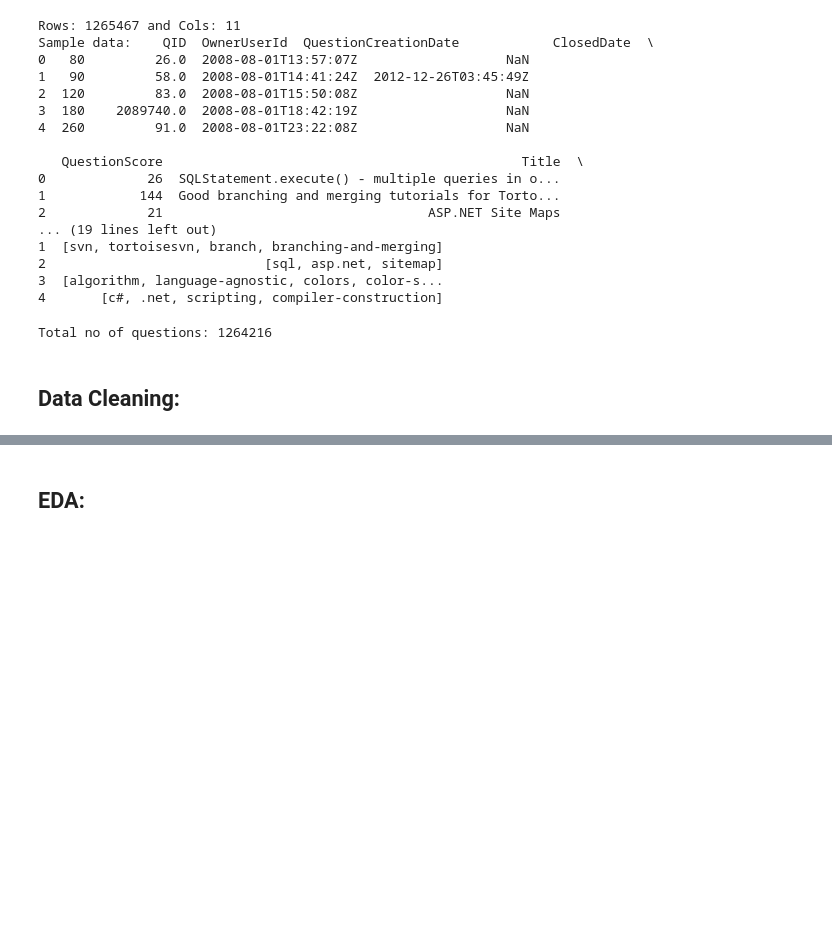
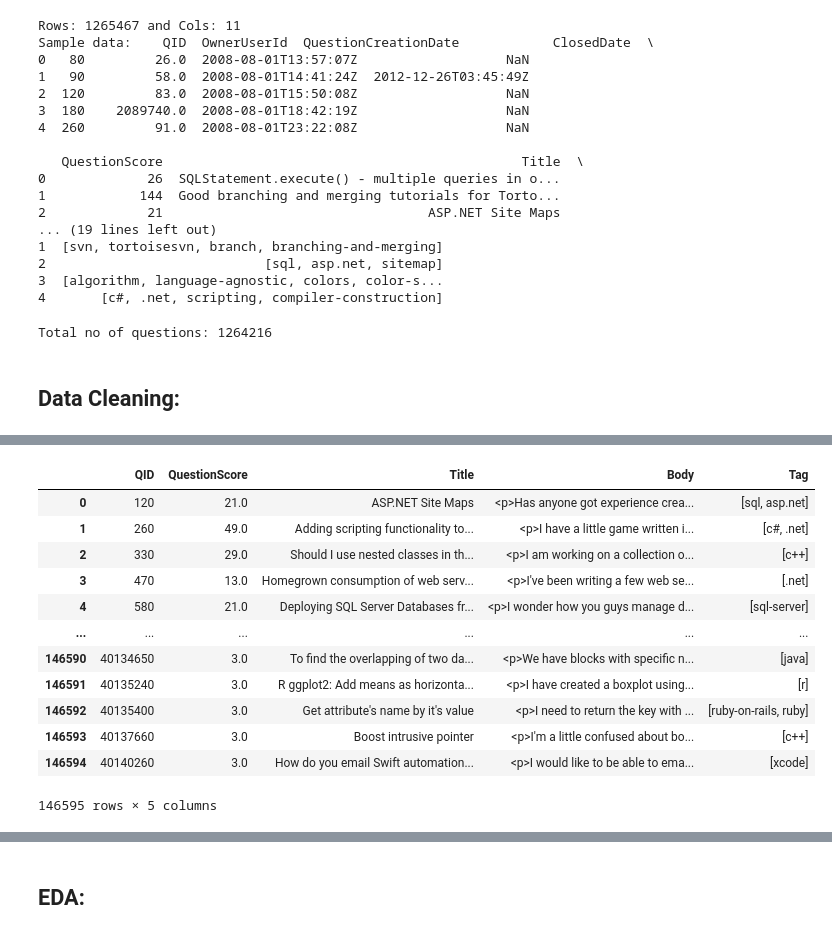
Before and after one commit to ii-varsha-ii/stackoverflow-tags-prediction, a Jupyter notebook: code/StackOverflow-Tags-Prediction-Notebook.ipynb, the cells around one changed output, grey strips where cells are left out. Saved outputs shown, nothing was run; the diff lists cells and outputs as text; code cells hidden in the pictures; blank space fills up the shorter version.

```diff
--- a/code/StackOverflow-Tags-Prediction-Notebook.ipynb
+++ b/code/StackOverflow-Tags-Prediction-Notebook.ipynb
@@ -175,0 +336,6 @@ print(data)
+# %%
+mask = pd.Series([np.nan not in lst for lst in data_with_grouped_answers.AnswerBody_y])
+mask = mask[mask == True]
+mask = mask.index.values.tolist()
+
+data_with_grouped_answers['AnswerBody_y'] = data_with_grouped_answers.AnswerBody_y.str.join(sep=' ')
@@ -175,0 +362,4 @@ print(data)
+# %%
+
+
+data_with_grouped_answers['QuestionBody'].iloc[mask]  = data_with_grouped_answers['QuestionBody'].iloc[mask] + " " + data_with_grouped_answers['AnswerBody_y'].iloc[mask]
@@ -175,0 +371,20 @@ print(data)
+# %%
+data_with_grouped_answers = data_with_grouped_answers.drop(columns=['AnswerBody_y', 'AnswerScore'])
+# %%
+data_with_grouped_answers.isna().sum() # This many null values are in the body
+data_with_grouped_answers = data_with_grouped_answers.rename(columns = {'QuestionBody': 'Body'})
+data_with_grouped_answers
+# %% [output]
+|  | QID | QuestionScore | Title | Body | Tag |
+| 0 | 120 | 21.0 | ASP.NET Site Maps | <p>Has anyone got experience crea... | [sql, asp.net] |
+| 1 | 260 | 49.0 | Adding scripting functionality to... | <p>I have a little game written i... | [c#, .net] |
+| 2 | 330 | 29.0 | Should I use nested classes in th... | <p>I am working on a collection o... | [c++] |
+| 3 | 470 | 13.0 | Homegrown consumption of web serv... | <p>I've been writing a few web se... | [.net] |
+| 4 | 580 | 21.0 | Deploying SQL Server Databases fr... | <p>I wonder how you guys manage d... | [sql-server] |
+| ... | ... | ... | ... | ... | ... |
+| 146590 | 40134650 | 3.0 | To find the overlapping of two da... | <p>We have blocks with specific n... | [java] |
+| 146591 | 40135240 | 3.0 | R ggplot2: Add means as horizonta... | <p>I have created a boxplot using... | [r] |
+| 146592 | 40135400 | 3.0 | Get attribute's name by it's value | <p>I need to return the key with ... | [ruby-on-rails, ruby] |
+| 146593 | 40137660 | 3.0 | Boost intrusive pointer | <p>I'm a little confused about bo... | [c++] |
+| 146594 | 40140260 | 3.0 | How do you email Swift automation... | <p>I would like to be able to ema... | [xcode] |
+146595 rows × 5 columns
```
Also changed, not shown: parts of 31 cells of this notebook.
